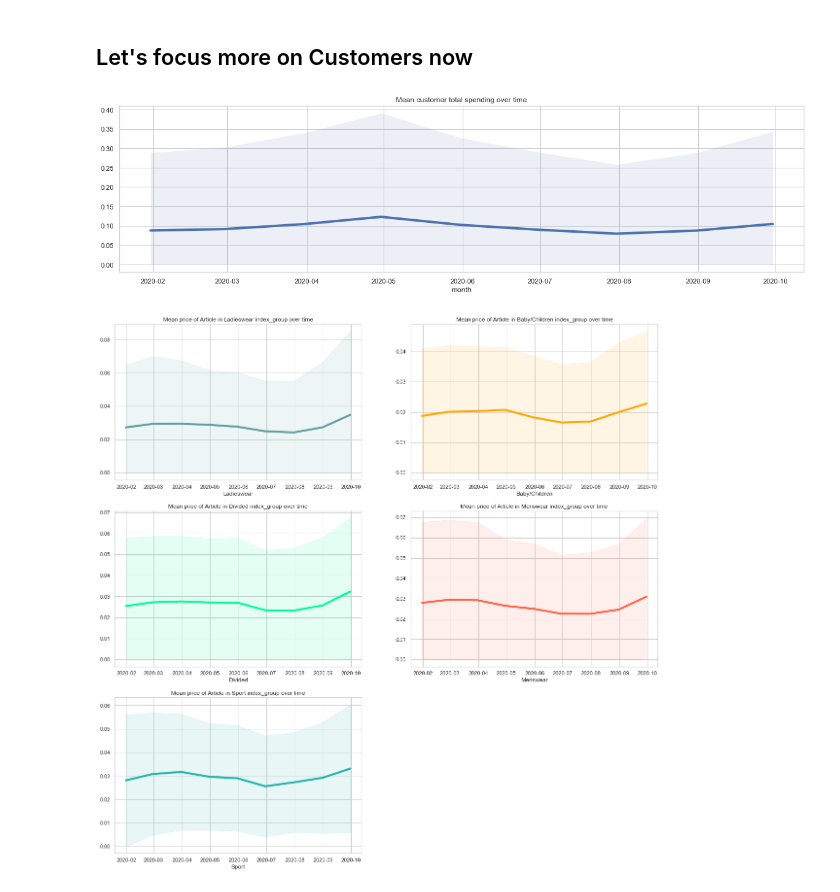
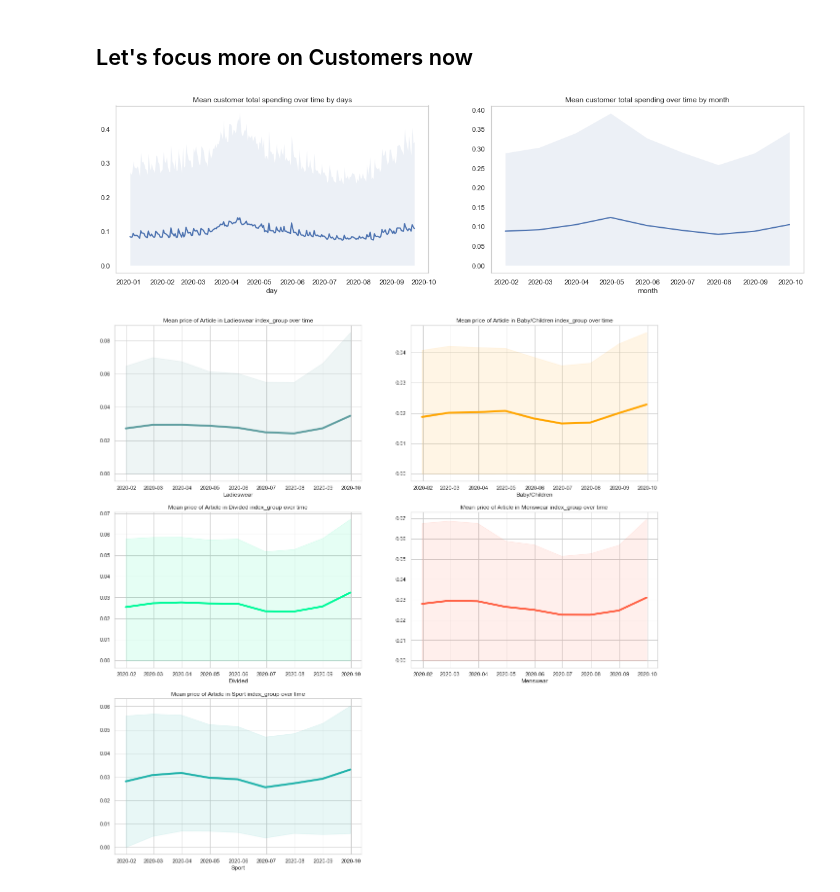
Before and after one commit to joellje/CZ1115Project, a Jupyter notebook: combinedEDA.ipynb, the cells around one changed output. Drawn from its saved outputs; the diff is of its cells as text; code cells hidden in the pictures.

```diff
--- a/combinedEDA.ipynb
+++ b/combinedEDA.ipynb
@@ -113,27 +113,43 @@ Interesting Findings: We extract general trends from the transactions dataset pe
 # %%
 df = transactiondata.copy()
 df['t_dat'] = pd.to_datetime(df['t_dat'])
 
-f, ax = plt.subplots(figsize=(20, 5))
+f, (ax1, ax2) = plt.subplots(1, 2, figsize=(20, 5))
 df = df.groupby(["customer_id","t_dat"]).sum()['price'].reset_index(name="total_spending")
 
-series_mean = df[['t_dat', 'total_spending']].groupby(pd.Grouper(key="t_dat", freq='M')).mean().fillna(0)
-series_std = df[['t_dat', 'total_spending']].groupby(pd.Grouper(key="t_dat", freq='M')).std().fillna(0)
-# series_mean = df[['t_dat', 'total_spending']].groupby("t_dat").mean().fillna(0)
-# series_std = df[['t_dat', 'total_spending']].groupby("t_dat").std().fillna(0)
+series_mean = df[['t_dat', 'total_spending']].groupby("t_dat").mean().fillna(0)
+series_std = df[['t_dat', 'total_spending']].groupby("t_dat").std().fillna(0)
 
-ax.plot(series_mean, linewidth=4)
+ax1.plot(series_mean, linewidth=2)
 std_lower_bound = series_mean.values-2*series_std.values
 # We bound the lower bound by $0 since customers should not be spending negative amounts.
 std_lower_bound = np.array([[0] if x[0] < 0 else x for x in std_lower_bound])
 std_upper_bound = series_mean.values+2*series_std.values
-ax.fill_between(series_mean.index, (std_lower_bound).ravel(),
+ax1.fill_between(series_mean.index, (std_lower_bound).ravel(),
                              (std_upper_bound).ravel(), alpha=.1)
-ax.set_title(f'Mean customer total spending over time')
-ax.set_xlabel('month')
+
+
+ax1.set_title(f'Mean customer total spending over time by days')
+ax1.set_xlabel('day')
+
+
+series_mean = df[['t_dat', 'total_spending']].groupby(pd.Grouper(key="t_dat", freq='M')).mean().fillna(0)
+series_std = df[['t_dat', 'total_spending']].groupby(pd.Grouper(key="t_dat", freq='M')).std().fillna(0)
+
+ax2.plot(series_mean, linewidth=2)
+std_lower_bound = series_mean.values-2*series_std.values
+# We bound the lower bound by $0 since customers should not be spending negative amounts.
+std_lower_bound = np.array([[0] if x[0] < 0 else x for x in std_lower_bound])
+std_upper_bound = series_mean.values+2*series_std.values
+ax2.fill_between(series_mean.index, (std_lower_bound).ravel(),
+                             (std_upper_bound).ravel(), alpha=.1)
+
+
+ax2.set_title(f'Mean customer total spending over time by month')
+ax2.set_xlabel('month')
 plt.show()
 # %% [output]
-[figure, old version]
+[figure, new version]
 # %%
 merged_transactions_df['t_dat'] = pd.to_datetime(merged_transactions_df['t_dat'])
 
```
